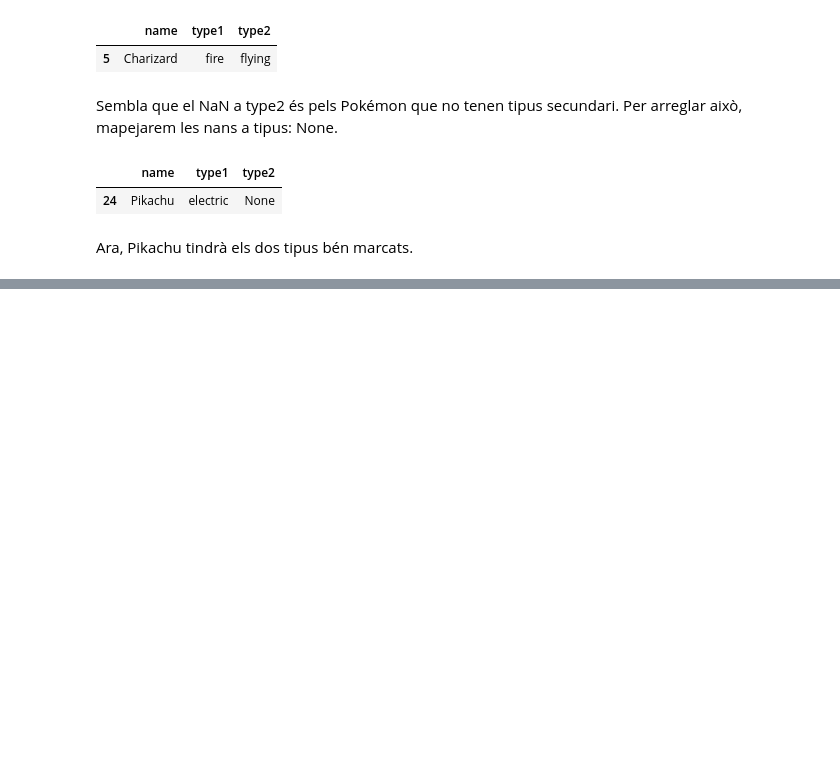
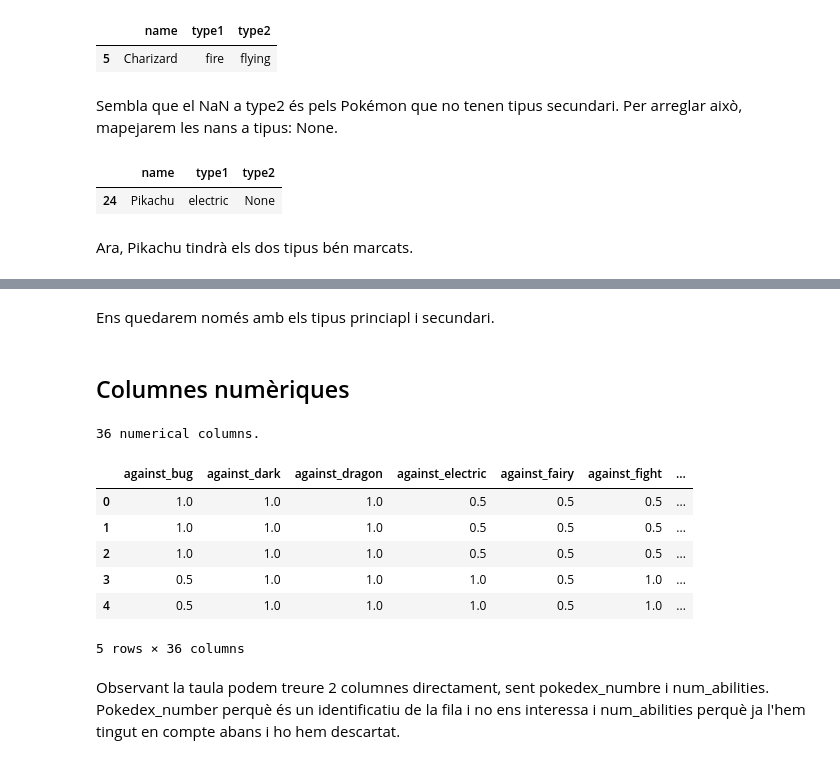
Before and after one commit to Valeris9/KagglePokemon, a Jupyter notebook: Cas_Kaggle_Victor_Pokemon.ipynb, the cells around one changed output, grey strips where cells are left out. Cells and saved outputs as stored; diff of their text form; code cells hidden in the pictures; blank space fills up the shorter version.

```diff
--- a/Cas_Kaggle_Victor_Pokemon.ipynb
+++ b/Cas_Kaggle_Victor_Pokemon.ipynb
@@ -129,0 +410,22 @@ fig.show()
+# %% [markdown]
+Ens quedarem només amb els tipus princiapl i secundari.
+# %% [markdown]
+## Columnes numèriques
+# %%
+col_num = list(df.select_dtypes(exclude=['object']).columns)
+col_num.sort()
+print("%i numerical columns." %len(col_num))
+# %% [output]
+36 numerical columns.
+# %%
+df[col_num].head()
+# %% [output]
+|  | against_bug | against_dark | against_dragon | against_electric | against_fairy | against_fight | ... |
+| 0 | 1.0 | 1.0 | 1.0 | 0.5 | 0.5 | 0.5 | ... |
+| 1 | 1.0 | 1.0 | 1.0 | 0.5 | 0.5 | 0.5 | ... |
+| 2 | 1.0 | 1.0 | 1.0 | 0.5 | 0.5 | 0.5 | ... |
+| 3 | 0.5 | 1.0 | 1.0 | 1.0 | 0.5 | 1.0 | ... |
+| 4 | 0.5 | 1.0 | 1.0 | 1.0 | 0.5 | 1.0 | ... |
+5 rows × 36 columns
+# %% [markdown]
+Observant la taula podem treure 2 columnes directament, sent pokedex_numbre i num_abilities. Pokedex_number perquè és un identificatiu de la fila i no ens interessa i num_abilities perquè ja l'hem tingut en compte abans i ho hem descartat.
```
Also changed, not shown: parts of 100 cells of this notebook.
